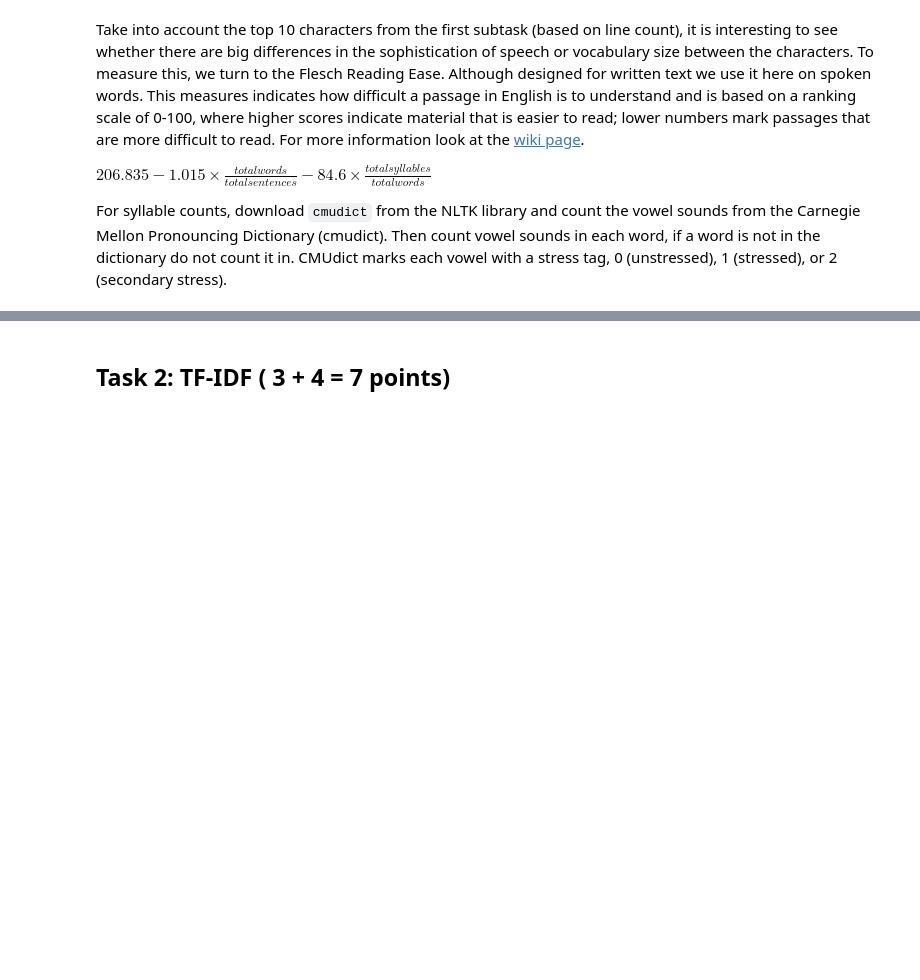
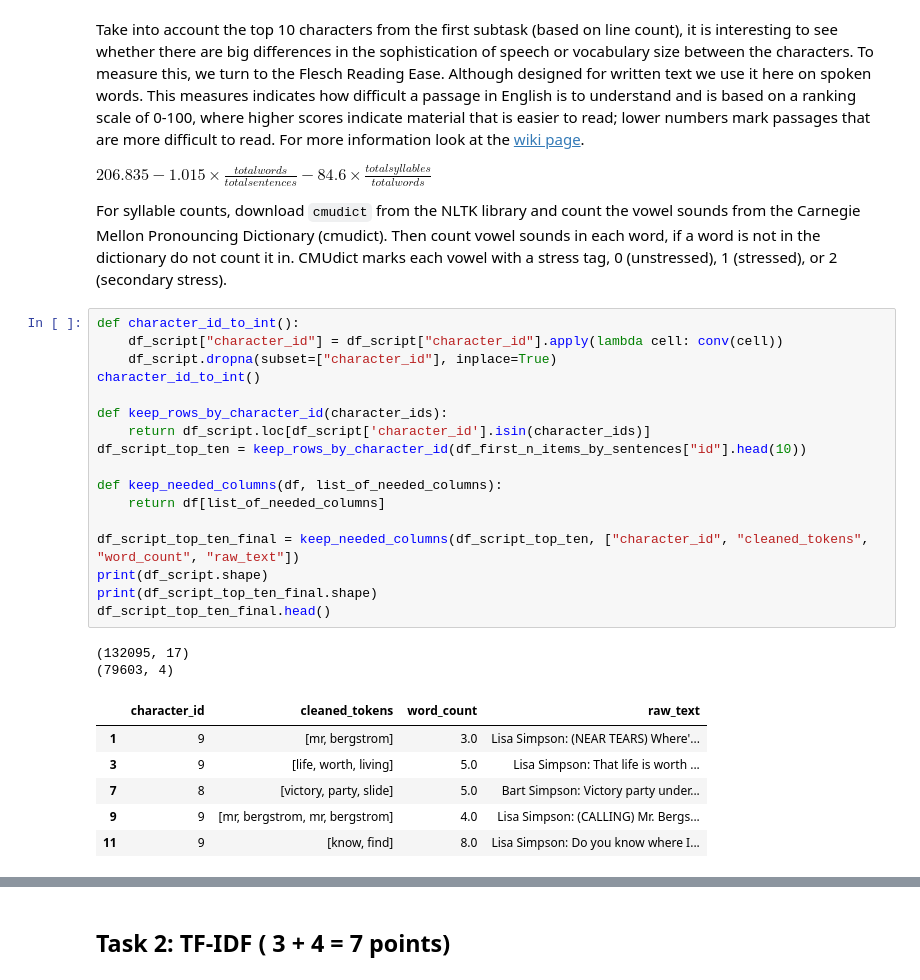
Before and after one commit to fidsusj/HateSpeechDetection, a Jupyter notebook: assignments/2/ITA_assignment_2.ipynb, the cells around one changed output, grey strips where cells are left out. Drawn from its saved outputs; the diff is of its cells as text; blank space fills up the shorter version.

```diff
--- a/assignments/2/ITA_assignment_2.ipynb
+++ b/assignments/2/ITA_assignment_2.ipynb
@@ -300,6 +300,32 @@ $206.835 - 1.015 \times \frac{total words}{total sentences} - 84.6 \times \frac{
 For syllable counts, download `cmudict` from the NLTK library and count the vowel sounds from the Carnegie Mellon Pronouncing Dictionary (cmudict).
 Then count vowel sounds in each word, if a word is not in the dictionary do not count it in.
 CMUdict marks each vowel with a stress tag, 0 (unstressed), 1 (stressed), or 2 (secondary stress).
+# %%
+def character_id_to_int():
+    df_script["character_id"] = df_script["character_id"].apply(lambda cell: conv(cell))
+    df_script.dropna(subset=["character_id"], inplace=True)
+character_id_to_int()
+
+def keep_rows_by_character_id(character_ids):
+    return df_script.loc[df_script['character_id'].isin(character_ids)]
+df_script_top_ten = keep_rows_by_character_id(df_first_n_items_by_sentences["id"].head(10))
+
+def keep_needed_columns(df, list_of_needed_columns):
+    return df[list_of_needed_columns]
+
+df_script_top_ten_final = keep_needed_columns(df_script_top_ten, ["character_id", "cleaned_tokens", "word_count", "raw_text"])
+print(df_script.shape)
+print(df_script_top_ten_final.shape)
+df_script_top_ten_final.head()
+# %% [output]
+(132095, 17)
+(79603, 4)
+|  | character_id | cleaned_tokens | word_count | raw_text |
+| 1 | 9 | [mr, bergstrom] | 3.0 | Lisa Simpson: (NEAR TEARS) Where'... |
+| 3 | 9 | [life, worth, living] | 5.0 | Lisa Simpson: That life is worth ... |
+| 7 | 8 | [victory, party, slide] | 5.0 | Bart Simpson: Victory party under... |
+| 9 | 9 | [mr, bergstrom, mr, bergstrom] | 4.0 | Lisa Simpson: (CALLING) Mr. Bergs... |
+| 11 | 9 | [know, find] | 8.0 | Lisa Simpson: Do you know where I... |
 # %%
 import nltk
 nltk.download('cmudict')
```
Also changed, not shown: parts of 6 cells of this notebook.
